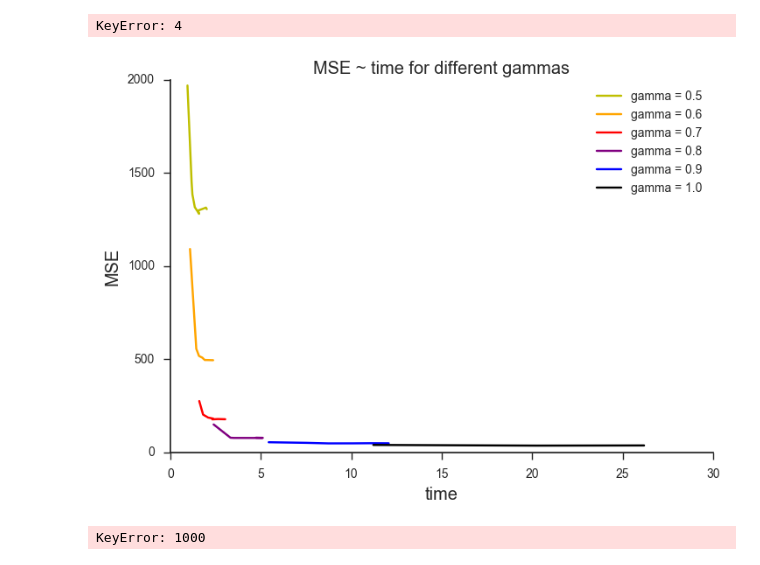
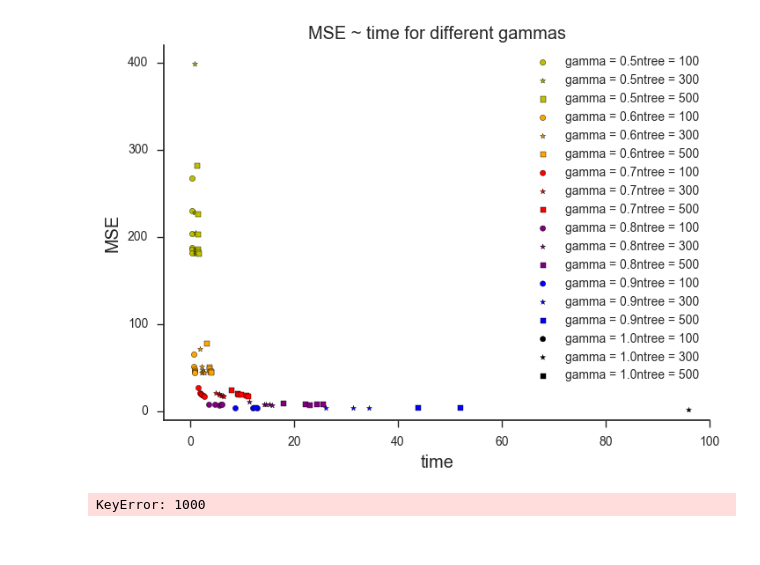
Before and after one commit to zihaoxu/BLB-RF-Simulation, a Jupyter notebook: Ipython - n_gamma_pct_MSE.ipynb, the cells around one changed output. Saved outputs shown, nothing was run; the diff lists cells and outputs as text; code cells hidden in the pictures.

```diff
--- a/Ipython - n_gamma_pct_MSE.ipynb
+++ b/Ipython - n_gamma_pct_MSE.ipynb
@@ -41,32 +45,22 @@ plt.show()
 # %%
 plt.figure()
-color_dict = {1:'y', 3:'orange', 6:'r', 9:'purple', 12:'b'}
-for s in df['s'].unique():
-    temp = df[df['s']==s]
-    plt.plot(temp['gamma'], temp['MSE'], c = color_dict[s], label = "s = " + str(s))
+symbol_list = ['o', 'v', ]
+color_dict = {.5:'y', .6:'orange', .7:'r', .8:'purple', .9:'b',1:'k'}
+marker_dict = {100:'o', 300: '*', 500:'s'}
+for ga in df['gamma'].unique():
+    for ntree in df['ntree'].unique():
+        temp = df[(df['gamma']==ga) & (df['ntree']==ntree)]
+        plt.scatter(temp['time'], temp['MSE'], c = color_dict[ga], marker = marker_dict[ntree], label = "gamma = " + str(ga) + 'ntree = ' + str(ntree))
 plt.legend(loc = 1)
-plt.xlabel('gamma')
-plt.xlim(.46,1.04)
+plt.xlabel('time')
 plt.ylabel('MSE')
-plt.title('MSE ~ gamma for different ss')
+plt.xlim(-5,100)
+plt.ylim(-10,420)
+plt.title('MSE ~ time for different gammas')
 sns.despine()
 plt.show()
 # %% [output]
-KeyError: 4
+[figure, added]
-# %%
-plt.figure()
-color_dict = {.5:'y', .6:'orange', .7:'r', .8:'purple', .9:'b',1:'k'}
-for ga in df['gamma'].unique():
-    temp = df[df['gamma']==ga]
-    plt.plot(temp['time'], temp['MSE'], c = color_dict[ga], label = "gamma = " + str(ga))
-plt.legend(loc = 1)
-plt.xlabel('time')
-plt.ylabel('MSE')
-plt.title('MSE ~ time for different gammas')
-sns.despine()
-plt.show()
-# %% [output]
-[figure, removed]
 # %%
 plt.figure()
 color_dict = {25:'y', 50:'orange', 100:'r', 200:'purple', 400:'b'}
```
Also changed, not shown: parts of 7 cells of this notebook, 13 other files.
